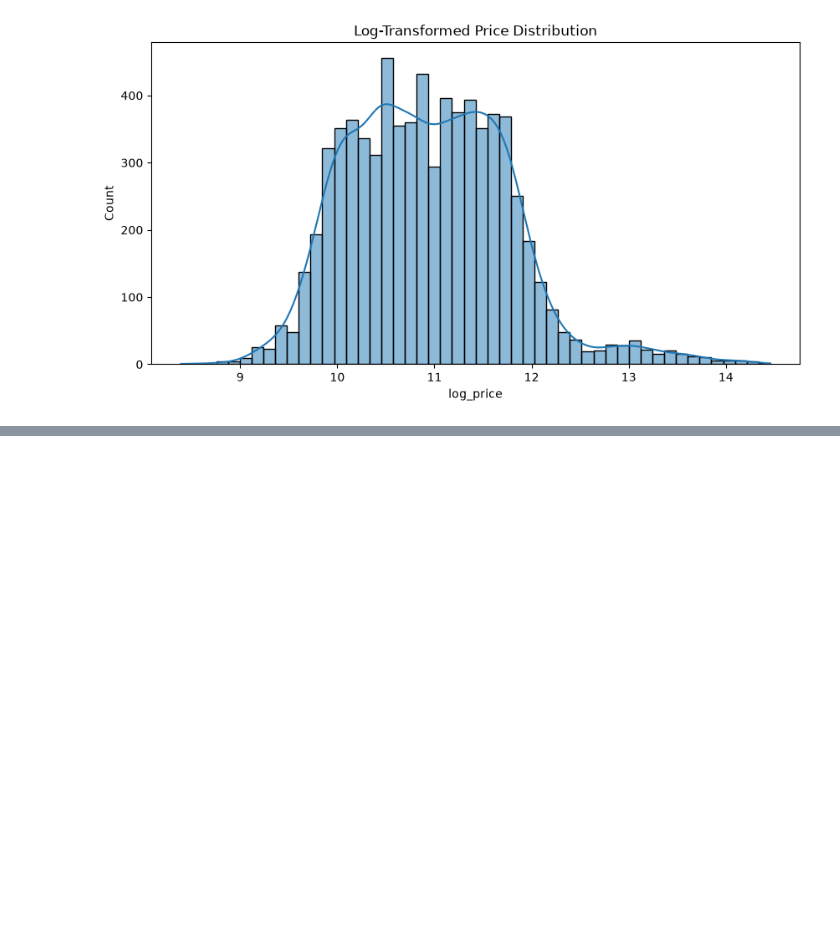
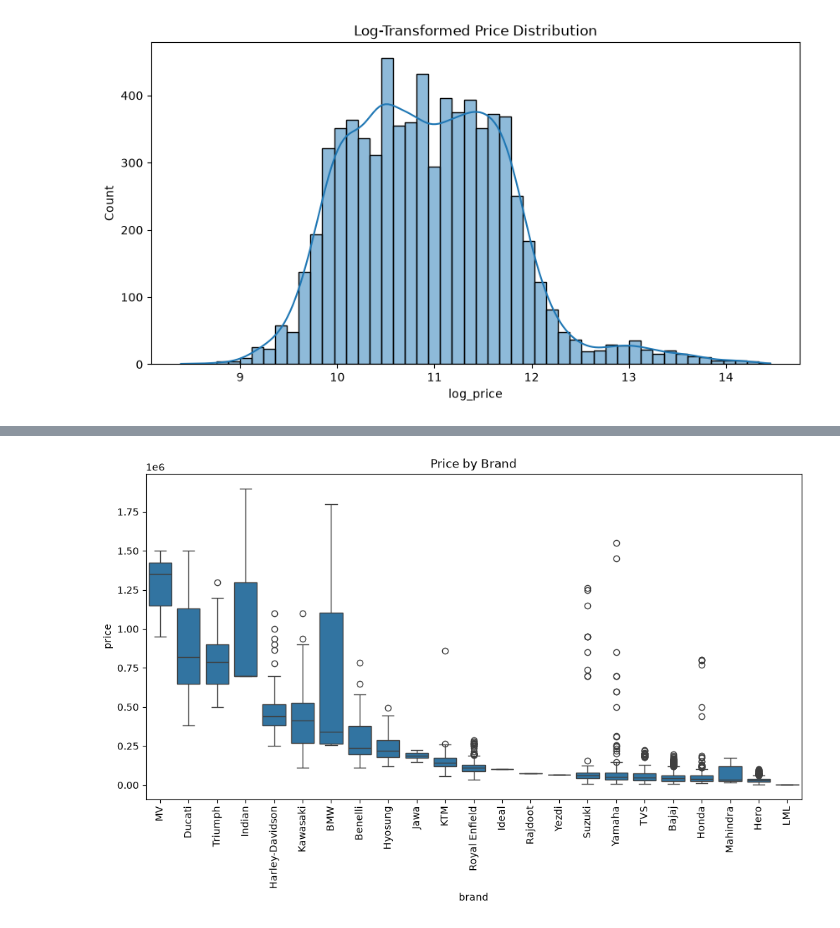
Before and after one commit to aryanagrawal552-coder/bike-price-prediction, a Jupyter notebook: notebooks/01_data_exploration.ipynb, the cells around one changed output, grey strips where cells are left out. Cells and saved outputs as stored; diff of their text form; code cells hidden in the pictures; blank space fills up the shorter version.

```diff
--- a/notebooks/01_data_exploration.ipynb
+++ b/notebooks/01_data_exploration.ipynb
@@ -140,0 +165,9 @@ plt.show()
+# %%
+plt.figure(figsize=(12,6))
+brand_order = df.groupby('brand')['price'].median().sort_values(ascending=False).index
+sns.boxplot(data=df, x='brand', y='price', order=brand_order)
+plt.xticks(rotation=90)
+plt.title('Price by Brand')
+plt.show()
+# %% [output]
+[figure, added]
```
Also changed, not shown: parts of 2 cells of this notebook.
